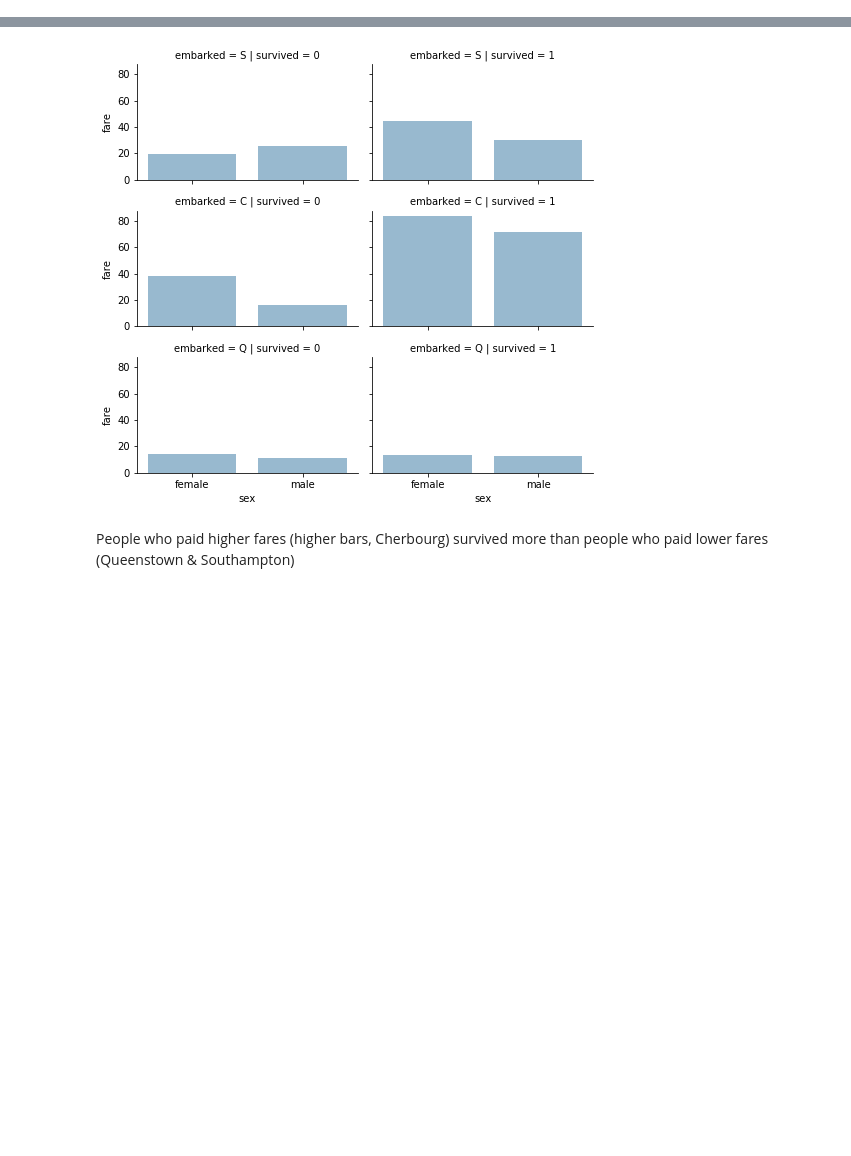
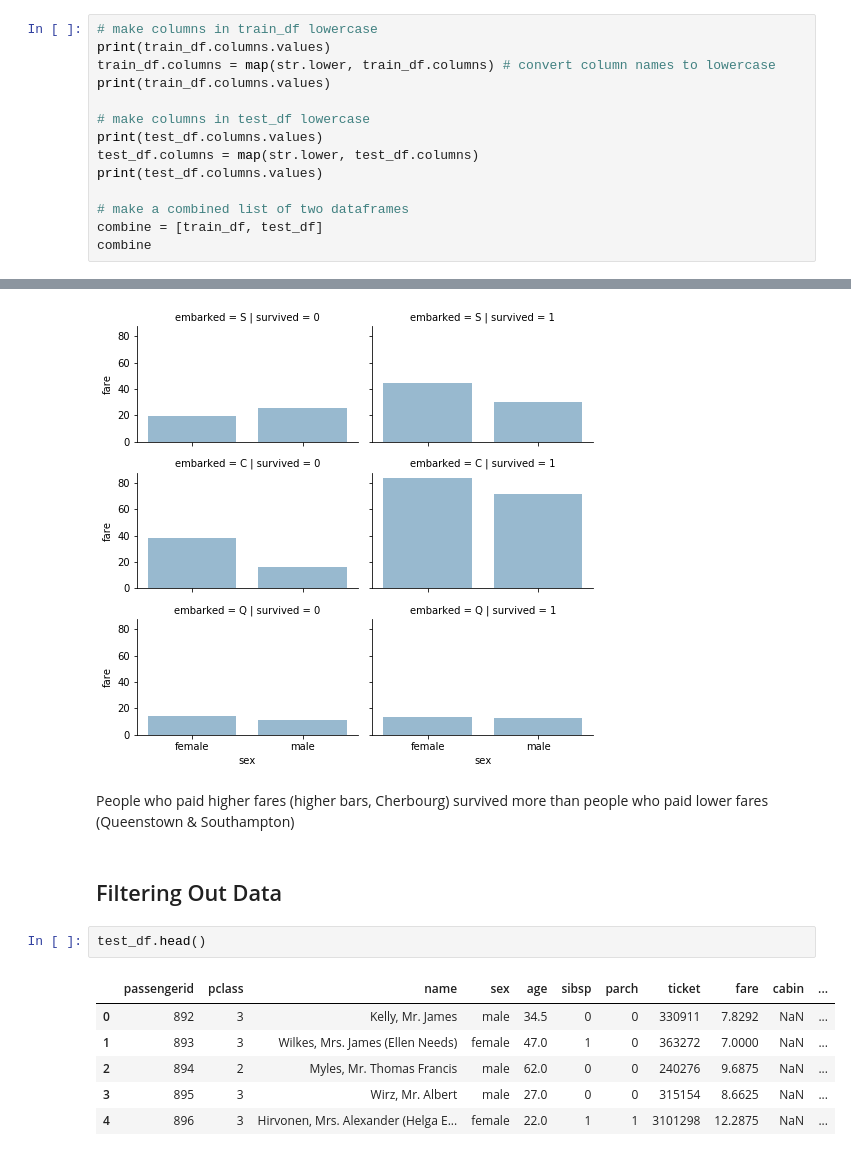
Before and after one commit to lsh950919/Kaggle, a Jupyter notebook: Titanic.ipynb, the cells around one changed output, grey strips where cells are left out. Saved outputs shown, nothing was run; the diff lists cells and outputs as text; blank space fills up the shorter version.

```diff
--- a/Titanic.ipynb
+++ b/Titanic.ipynb
@@ -29,3 +29,17 @@ Data Import
 # %%
 train_df = pd.read_csv('data/train.csv')
 test_df = pd.read_csv('data/test.csv')
+# %%
+# make columns in train_df lowercase
+print(train_df.columns.values)
+train_df.columns = map(str.lower, train_df.columns) # convert column names to lowercase
+print(train_df.columns.values)
+
+# make columns in test_df lowercase
+print(test_df.columns.values)
+test_df.columns = map(str.lower, test_df.columns)
+print(test_df.columns.values)
+
+# make a combined list of two dataframes
+combine = [train_df, test_df]
+combine
@@ -195,3 +226,14 @@ grid.add_legend()
 [figure]
 # %% [markdown]
 People who paid higher fares (higher bars, Cherbourg) survived more than people who paid lower fares (Queenstown & Southampton)
+# %% [markdown]
+## Filtering Out Data
+# %%
+test_df.head()
+# %% [output]
+|  | passengerid | pclass | name | sex | age | sibsp | parch | ticket | fare | cabin | ... |
+| 0 | 892 | 3 | Kelly, Mr. James | male | 34.5 | 0 | 0 | 330911 | 7.8292 | NaN | ... |
+| 1 | 893 | 3 | Wilkes, Mrs. James (Ellen Needs) | female | 47.0 | 1 | 0 | 363272 | 7.0000 | NaN | ... |
+| 2 | 894 | 2 | Myles, Mr. Thomas Francis | male | 62.0 | 0 | 0 | 240276 | 9.6875 | NaN | ... |
+| 3 | 895 | 3 | Wirz, Mr. Albert | male | 27.0 | 0 | 0 | 315154 | 8.6625 | NaN | ... |
+| 4 | 896 | 3 | Hirvonen, Mrs. Alexander (Helga E... | female | 22.0 | 1 | 1 | 3101298 | 12.2875 | NaN | ... |
```
Also changed, not shown: parts of 39 cells of this notebook.
